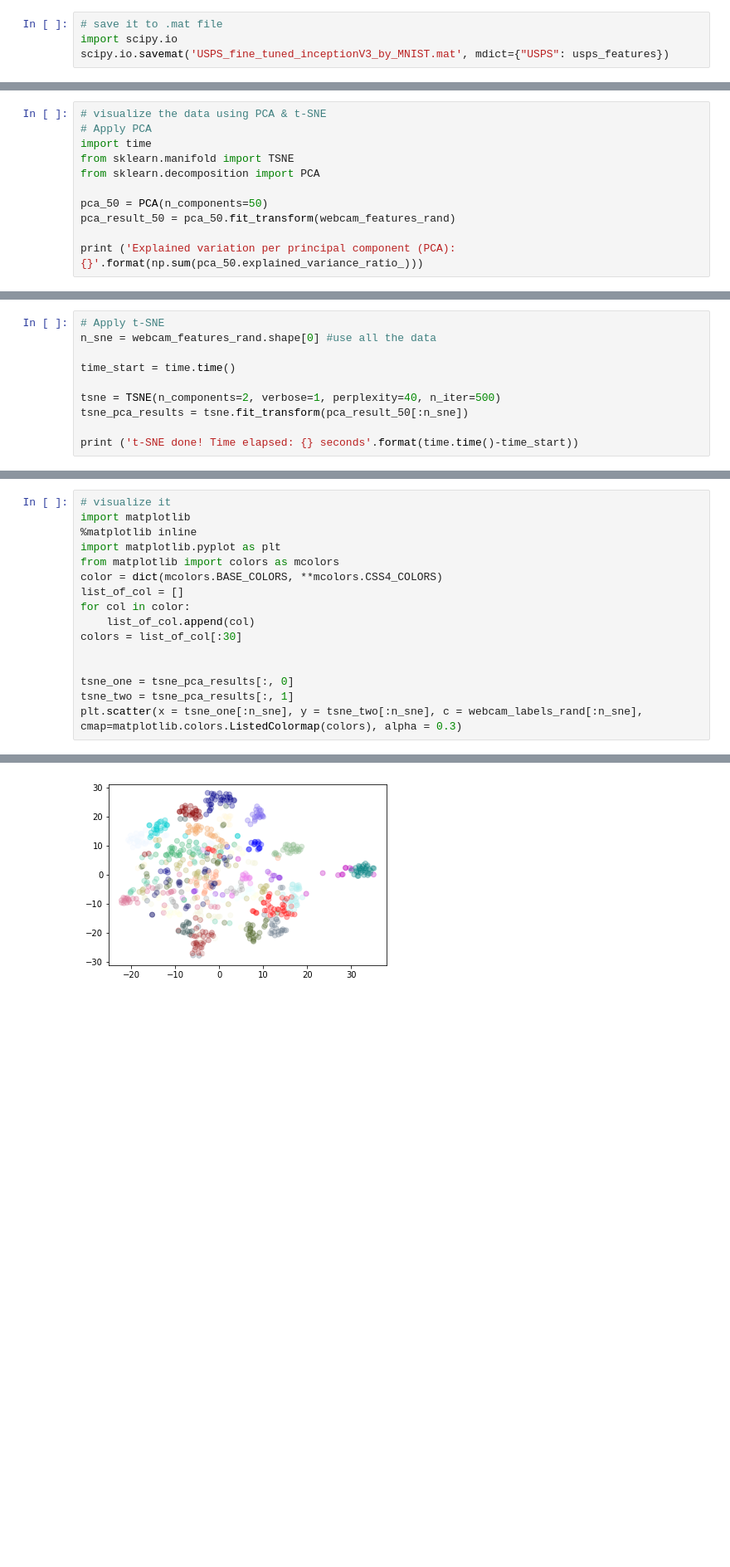
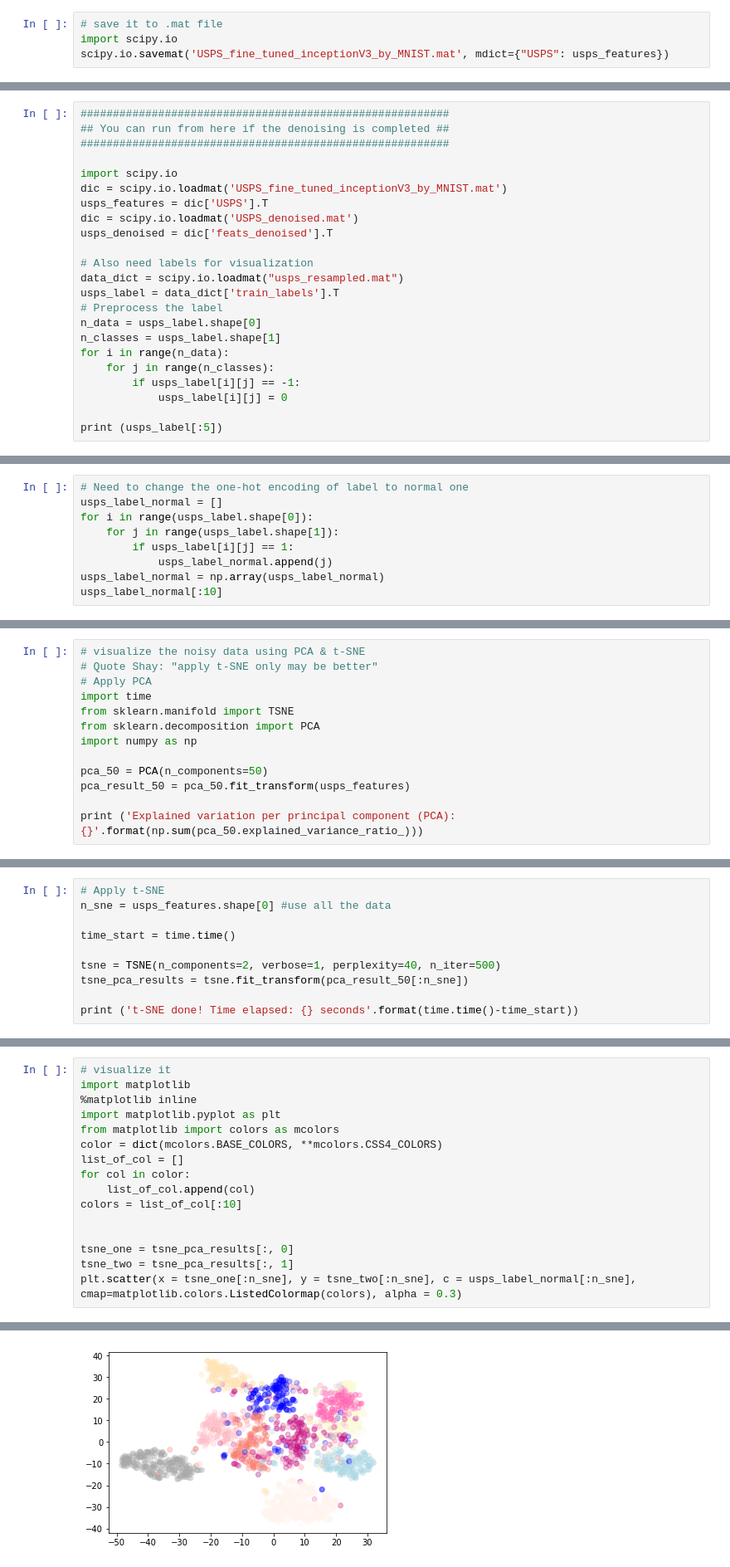
Before and after one commit to Henrywcj/Undergrad_Research, a Jupyter notebook: Feature Extraction of USPS using fine tuned Inception V3.ipynb, the cells around one changed output, grey strips where cells are left out. Shown: that part at 83% size. Saved outputs shown, nothing was run; the diff lists cells and outputs as text; blank space fills up the shorter version.

Commit message:
Finished t-SNE visualization

```diff
--- a/Feature Extraction of USPS using fine tuned Inception V3.ipynb
+++ b/Feature Extraction of USPS using fine tuned Inception V3.ipynb
@@ -141,0 +128,23 @@ print (webcam_labels_rand[:50])
+# %%
+#########################################################
+## You can run from here if the denoising is completed ##
+#########################################################
+
+import scipy.io
+dic = scipy.io.loadmat('USPS_fine_tuned_inceptionV3_by_MNIST.mat')
+usps_features = dic['USPS'].T
+dic = scipy.io.loadmat('USPS_denoised.mat')
+usps_denoised = dic['feats_denoised'].T
+
+# Also need labels for visualization
+data_dict = scipy.io.loadmat("usps_resampled.mat")
+usps_label = data_dict['train_labels'].T
+# Preprocess the label
+n_data = usps_label.shape[0]
+n_classes = usps_label.shape[1]
+for i in range(n_data):
+    for j in range(n_classes):
+        if usps_label[i][j] == -1:
+            usps_label[i][j] = 0
+
+print (usps_label[:5])
@@ -141,0 +157,9 @@ print (webcam_labels_rand[:50])
+# %%
+# Need to change the one-hot encoding of label to normal one
+usps_label_normal = []
+for i in range(usps_label.shape[0]):
+    for j in range(usps_label.shape[1]):
+        if usps_label[i][j] == 1:
+            usps_label_normal.append(j)
+usps_label_normal = np.array(usps_label_normal)
+usps_label_normal[:10]
@@ -142,12 +168,14 @@ print (webcam_labels_rand[:50])
 # %%
-# visualize the data using PCA & t-SNE
+# visualize the noisy data using PCA & t-SNE
+# Quote Shay: "apply t-SNE only may be better"
 # Apply PCA
 import time
 from sklearn.manifold import TSNE
 from sklearn.decomposition import PCA
+import numpy as np
 
 pca_50 = PCA(n_components=50)
-pca_result_50 = pca_50.fit_transform(webcam_features_rand)
+pca_result_50 = pca_50.fit_transform(usps_features)
 
 print ('Explained variation per principal component (PCA): {}'.format(np.sum(pca_50.explained_variance_ratio_)))
 # %% [output]
@@ -155,6 +183,6 @@ Explained variation per principal component (PCA): 0.882733941078186
 # %%
 # Apply t-SNE
-n_sne = webcam_features_rand.shape[0] #use all the data
+n_sne = usps_features.shape[0] #use all the data
 
 time_start = time.time()
 
@@ -174,19 +203,19 @@ t-SNE done! Time elapsed: 13.123386144638062 seconds
 # %%
 # visualize it
 import matplotlib
 %matplotlib inline
 import matplotlib.pyplot as plt
 from matplotlib import colors as mcolors
 color = dict(mcolors.BASE_COLORS, **mcolors.CSS4_COLORS)
 list_of_col = []
 for col in color:
     list_of_col.append(col)
-colors = list_of_col[:30]
+colors = list_of_col[:10]
 
 
 tsne_one = tsne_pca_results[:, 0]
 tsne_two = tsne_pca_results[:, 1]
-plt.scatter(x = tsne_one[:n_sne], y = tsne_two[:n_sne], c = webcam_labels_rand[:n_sne], cmap=matplotlib.colors.ListedColormap(colors), alpha = 0.3)
+plt.scatter(x = tsne_one[:n_sne], y = tsne_two[:n_sne], c = usps_label_normal[:n_sne], cmap=matplotlib.colors.ListedColormap(colors), alpha = 0.3)
 # %% [output]
 <matplotlib.collections.PathCollection at 0x...>
-[figure, old version]
+[figure, new version]
```
Also changed, not shown: parts of 11 cells of this notebook.
